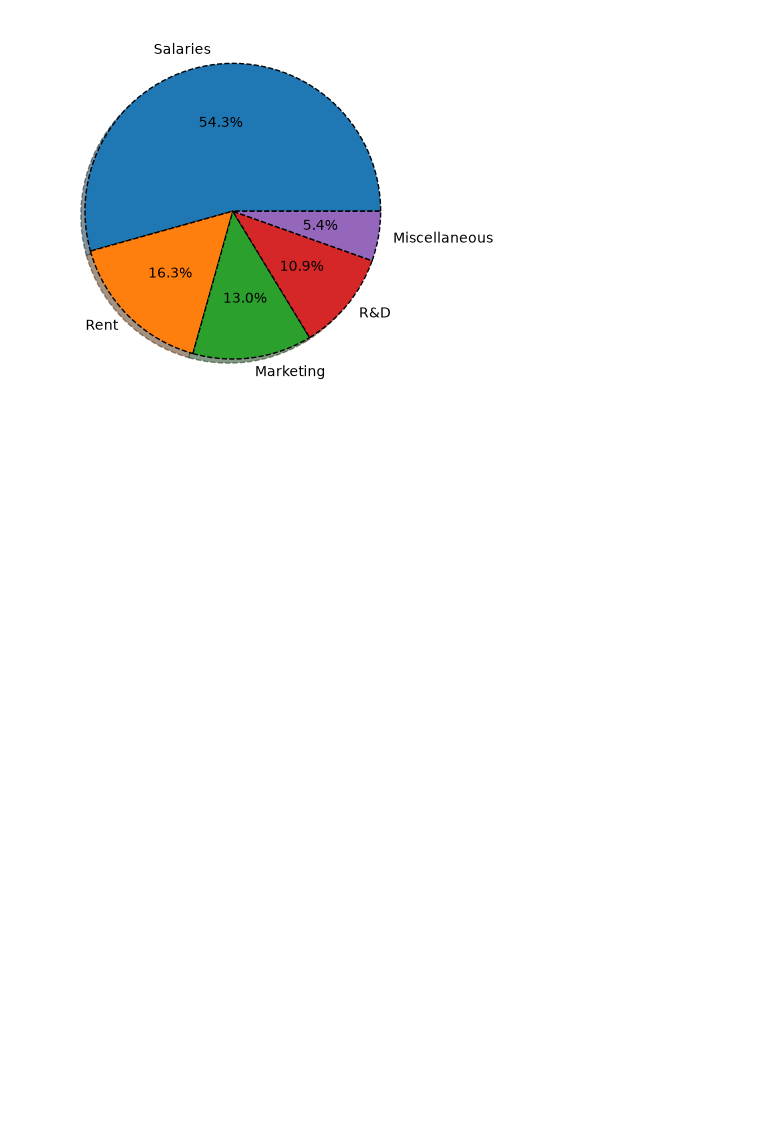
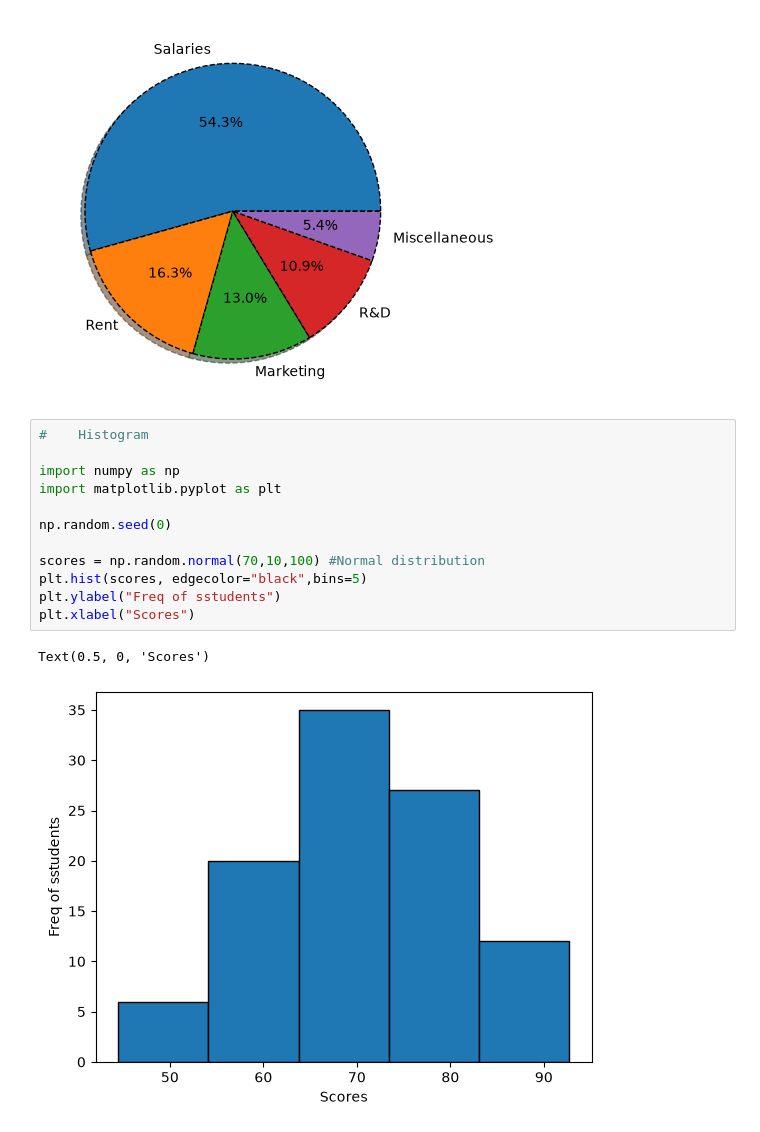
Before and after one commit to sparsh0913/python-data-science, a Jupyter notebook: MatPlotLib/matplotlib_tutorial.ipynb, the cells around one changed output. Saved outputs shown, nothing was run; the diff lists cells and outputs as text; blank space fills up the shorter version.

```diff
--- a/MatPlotLib/matplotlib_tutorial.ipynb
+++ b/MatPlotLib/matplotlib_tutorial.ipynb
@@ -224,3 +224,18 @@ plt.pie(amounts, labels=expenses, autopct="%1.1f%%",
 # %% [output]
 <matplotlib.container.PieContainer at 0x...>
 [figure]
+# %%
+#    Histogram
+
+import numpy as np
+import matplotlib.pyplot as plt
+
+np.random.seed(0)
+
+scores = np.random.normal(70,10,100) #Normal distribution
+plt.hist(scores, edgecolor="black",bins=5)
+plt.ylabel("Freq of sstudents")
+plt.xlabel("Scores")
+# %% [output]
+Text(0.5, 0, 'Scores')
+[figure, added]
```
Also changed, not shown: parts of 3 cells of this notebook.
